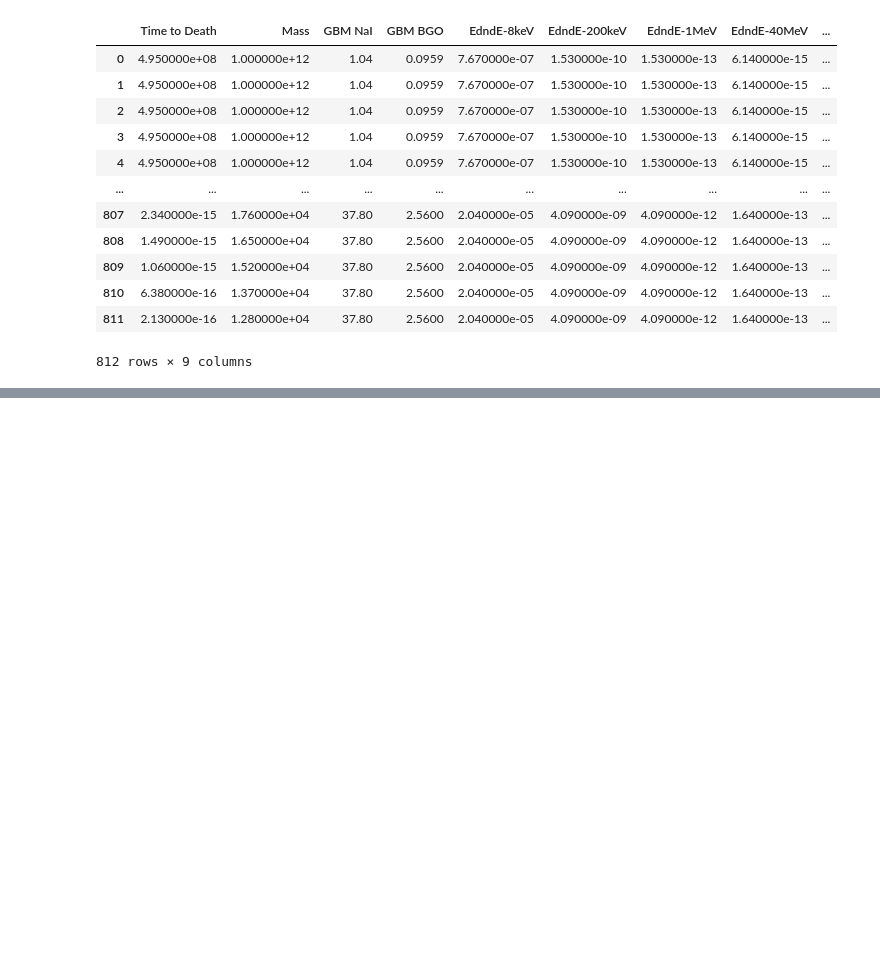
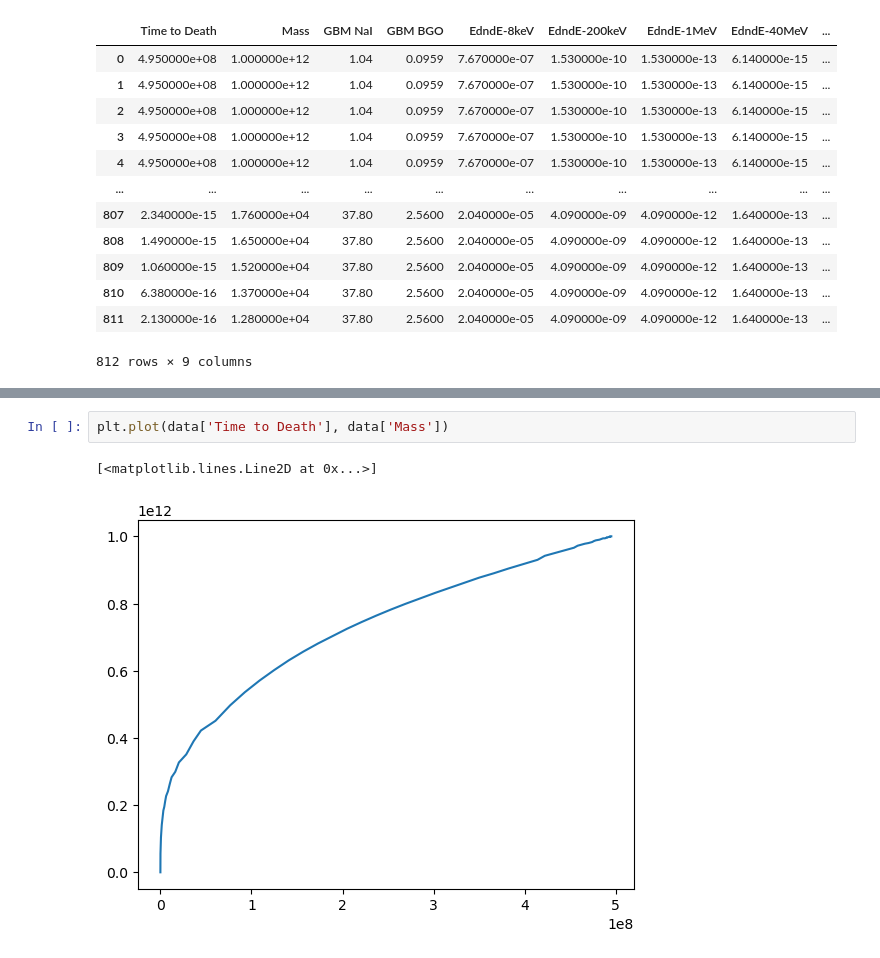
Before and after one commit to xboluna/Research, a Jupyter notebook: BHRad/Modelling/BHawk_Modelling.ipynb, the cells around one changed output, grey strips where cells are left out. Saved outputs shown, nothing was run; the diff lists cells and outputs as text; blank space fills up the shorter version.

```diff
--- a/BHRad/Modelling/BHawk_Modelling.ipynb
+++ b/BHRad/Modelling/BHawk_Modelling.ipynb
@@ -108,0 +141,5 @@ plt.plot(kev['Time to Death'], np.exp(kev['Time to Death'] * coefs[1] + interc)
+# %%
+plt.plot(data['Time to Death'], data['Mass'])
+# %% [output]
+[<matplotlib.lines.Line2D at 0x...>]
+[figure, added]
```
Also changed, not shown: parts of 6 cells of this notebook, 8 other files.
